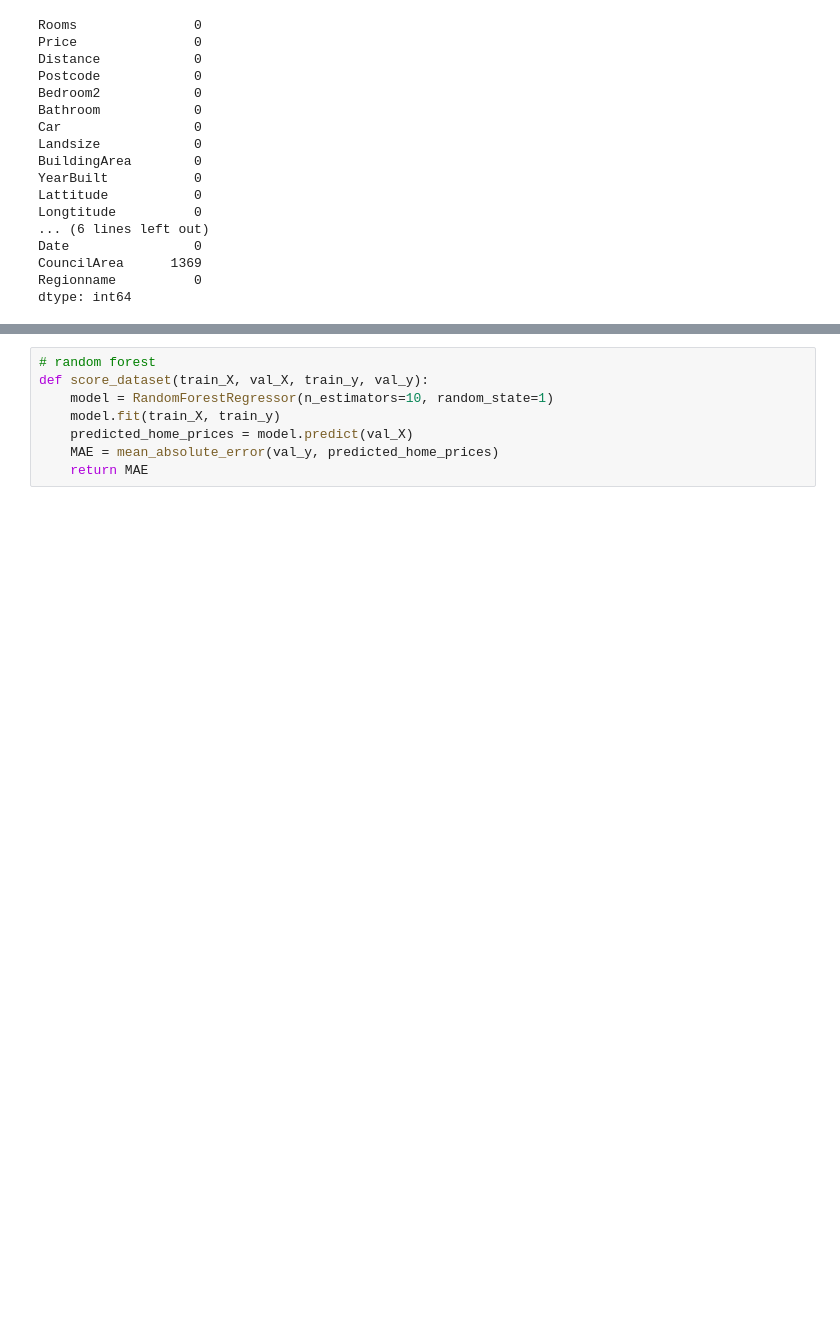
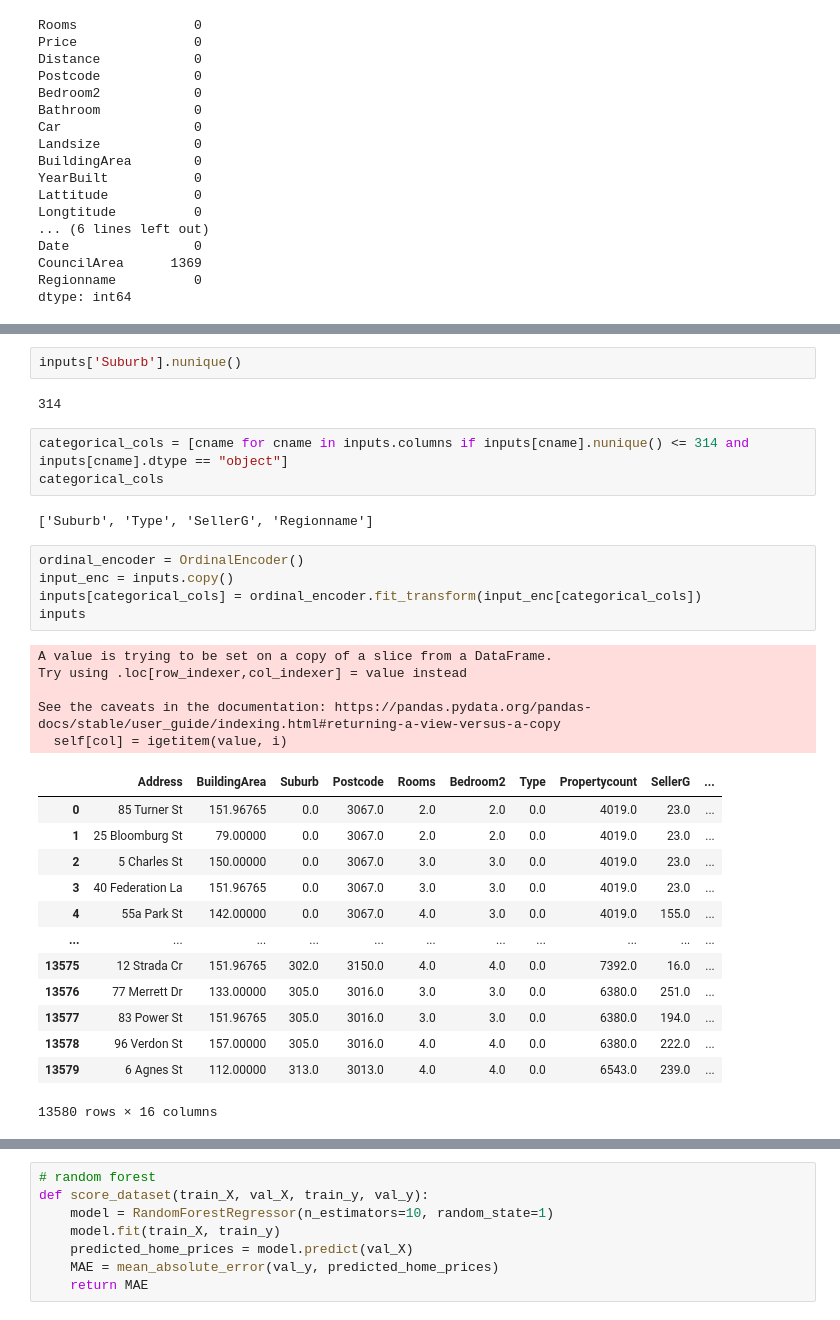
Before and after one commit to ABDELLAH-Hallou/melbourne-housing-snapshot, a Jupyter notebook: notebook0ba4d0aa7f.ipynb, the cells around one changed output, grey strips where cells are left out. Saved outputs shown, nothing was run; the diff lists cells and outputs as text; blank space fills up the shorter version.

```diff
--- a/notebook0ba4d0aa7f.ipynb
+++ b/notebook0ba4d0aa7f.ipynb
@@ -160,3 +157,36 @@ inputs
 | 13578 | 96 Verdon St | 157.00000 | Williamstown | 3016.0 | 4.0 | 4.0 | h | 6380.0 | Sweeney | ... |
 | 13579 | 6 Agnes St | 112.00000 | Yarraville | 3013.0 | 4.0 | 4.0 | h | 6543.0 | Village | ... |
 13580 rows × 16 columns
+# %%
+inputs['Suburb'].nunique()
+# %% [output]
+314
+# %%
+categorical_cols = [cname for cname in inputs.columns if inputs[cname].nunique() <= 314 and inputs[cname].dtype == "object"]
+categorical_cols
+# %% [output]
+['Suburb', 'Type', 'SellerG', 'Regionname']
+# %%
+ordinal_encoder = OrdinalEncoder()
+input_enc = inputs.copy()
+inputs[categorical_cols] = ordinal_encoder.fit_transform(input_enc[categorical_cols])
+inputs
+# %% [output]
+A value is trying to be set on a copy of a slice from a DataFrame.
+Try using .loc[row_indexer,col_indexer] = value instead
+
+See the caveats in the documentation: https://pandas.pydata.org/pandas-docs/stable/user_guide/indexing.html#returning-a-view-versus-a-copy
+  self[col] = igetitem(value, i)
+|  | Address | BuildingArea | Suburb | Postcode | Rooms | Bedroom2 | Type | Propertycount | SellerG | ... |
+| 0 | 85 Turner St | 151.96765 | 0.0 | 3067.0 | 2.0 | 2.0 | 0.0 | 4019.0 | 23.0 | ... |
+| 1 | 25 Bloomburg St | 79.00000 | 0.0 | 3067.0 | 2.0 | 2.0 | 0.0 | 4019.0 | 23.0 | ... |
+| 2 | 5 Charles St | 150.00000 | 0.0 | 3067.0 | 3.0 | 3.0 | 0.0 | 4019.0 | 23.0 | ... |
+| 3 | 40 Federation La | 151.96765 | 0.0 | 3067.0 | 3.0 | 3.0 | 0.0 | 4019.0 | 23.0 | ... |
+| 4 | 55a Park St | 142.00000 | 0.0 | 3067.0 | 4.0 | 3.0 | 0.0 | 4019.0 | 155.0 | ... |
+| ... | ... | ... | ... | ... | ... | ... | ... | ... | ... | ... |
+| 13575 | 12 Strada Cr | 151.96765 | 302.0 | 3150.0 | 4.0 | 4.0 | 0.0 | 7392.0 | 16.0 | ... |
+| 13576 | 77 Merrett Dr | 133.00000 | 305.0 | 3016.0 | 3.0 | 3.0 | 0.0 | 6380.0 | 251.0 | ... |
+| 13577 | 83 Power St | 151.96765 | 305.0 | 3016.0 | 3.0 | 3.0 | 0.0 | 6380.0 | 194.0 | ... |
+| 13578 | 96 Verdon St | 157.00000 | 305.0 | 3016.0 | 4.0 | 4.0 | 0.0 | 6380.0 | 222.0 | ... |
+| 13579 | 6 Agnes St | 112.00000 | 313.0 | 3013.0 | 4.0 | 4.0 | 0.0 | 6543.0 | 239.0 | ... |
+13580 rows × 16 columns
```
Also changed, not shown: parts of 15 cells of this notebook.
